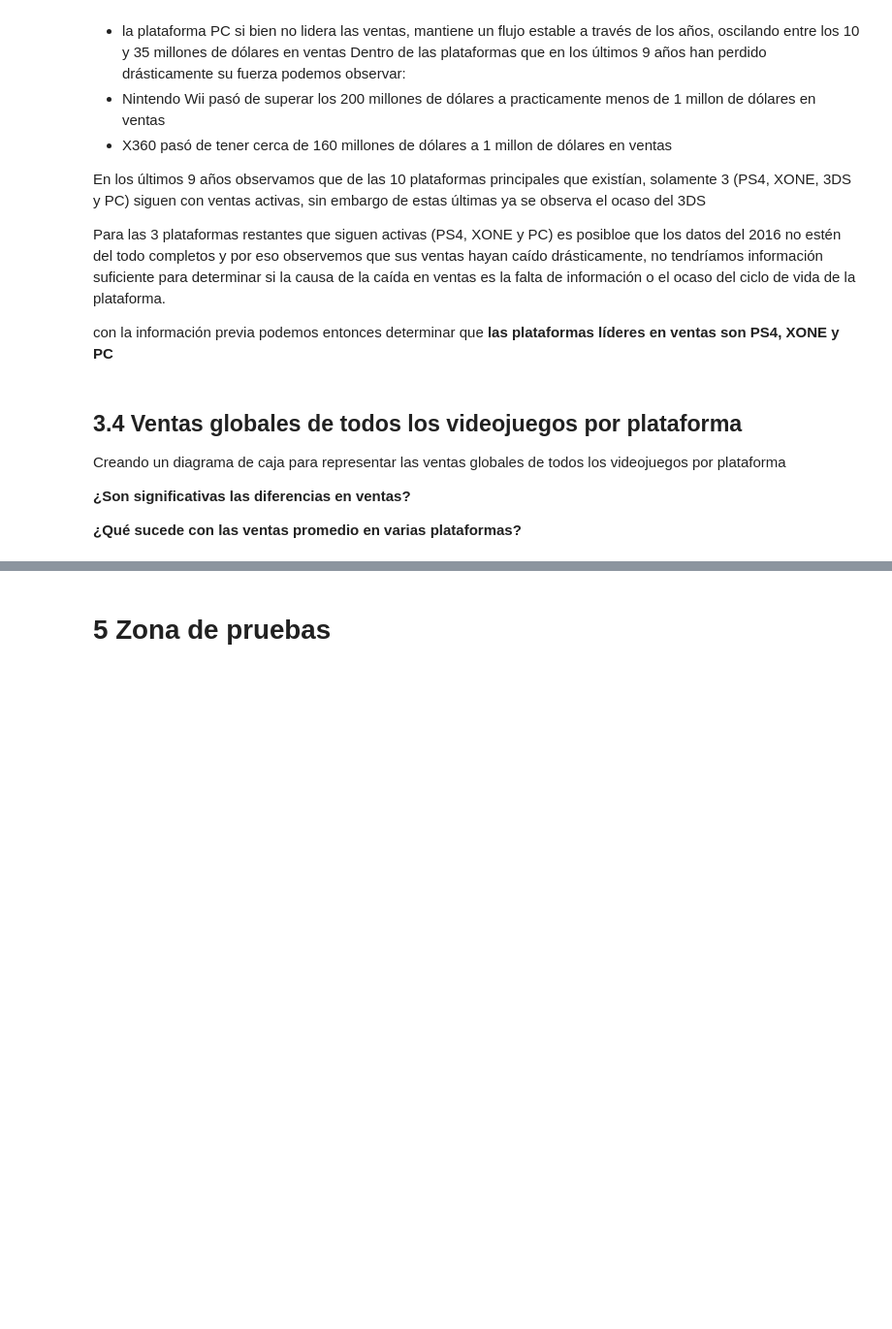
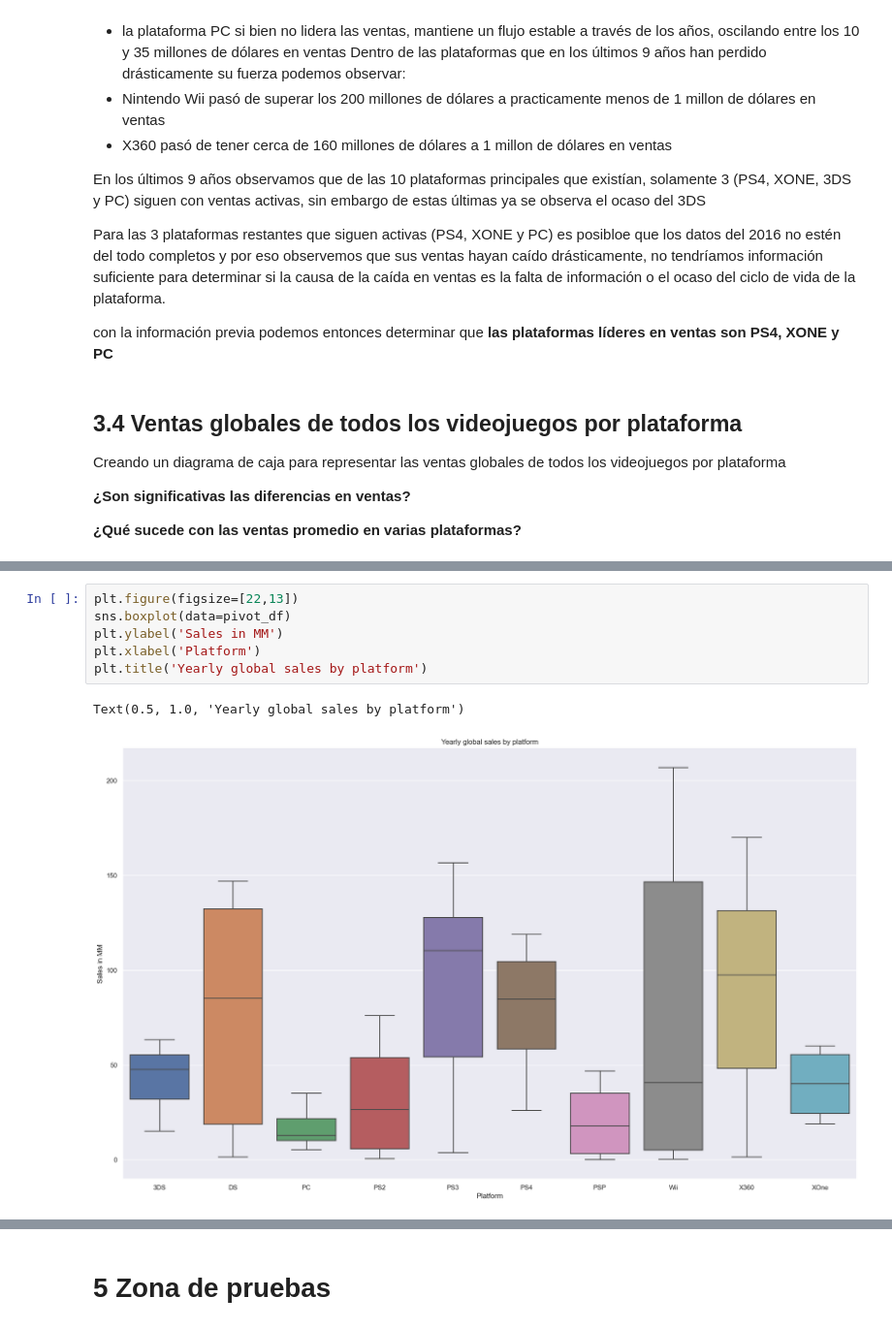
Before and after one commit to OmiHdz/project_s6, a Jupyter notebook: project_s6.ipynb, the cells around one changed output, grey strips where cells are left out. Shown at 97% size. Saved outputs shown, nothing was run; the diff lists cells and outputs as text; blank space fills up the shorter version.

```diff
--- a/project_s6.ipynb
+++ b/project_s6.ipynb
@@ -400,0 +789,9 @@ Creando un diagrama de caja para representar las ventas globales de todos los vi
+# %%
+plt.figure(figsize=[22,13])
+sns.boxplot(data=pivot_df)
+plt.ylabel('Sales in MM')
+plt.xlabel('Platform')
+plt.title('Yearly global sales by platform')
+# %% [output]
+Text(0.5, 1.0, 'Yearly global sales by platform')
+[figure, added]
```
Also changed, not shown: parts of 57 cells of this notebook.
